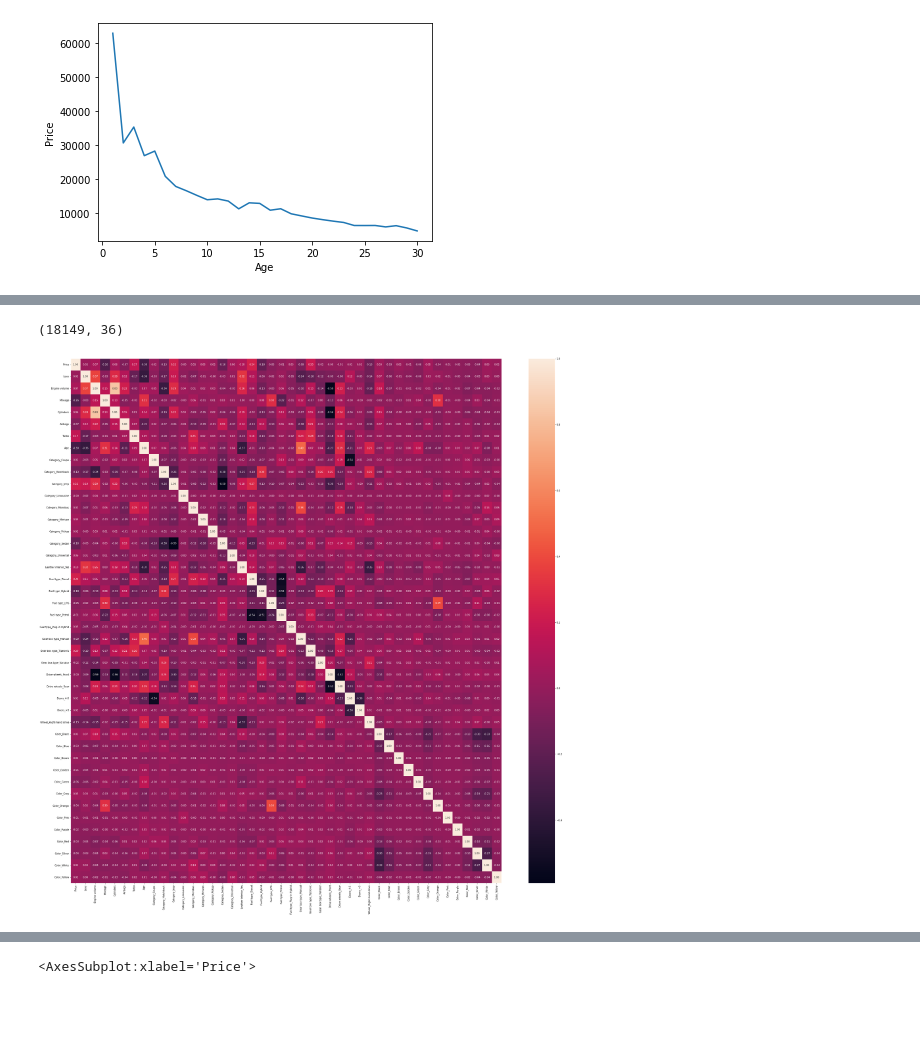
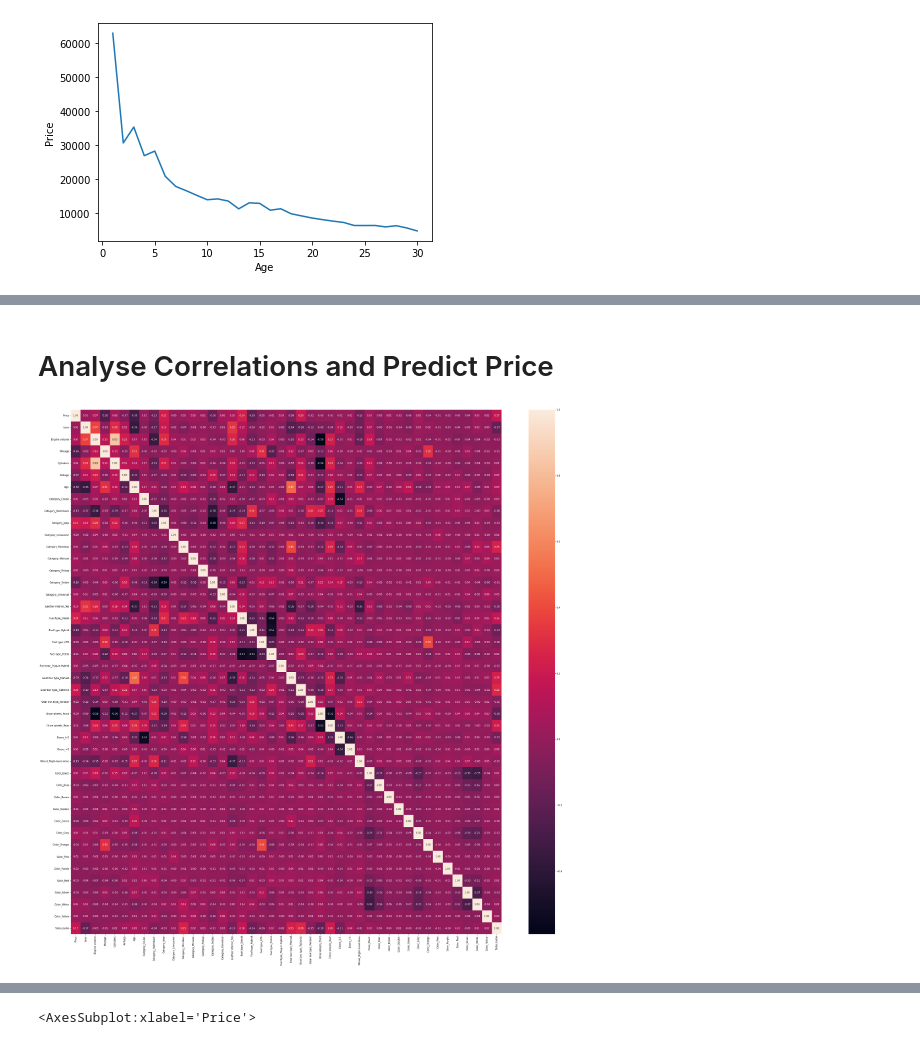
Before and after one commit to pschropp/CarPricePrediction_project, a Jupyter notebook: car-price-prediction-challenge.ipynb, the cells around one changed output, grey strips where cells are left out. Drawn from its saved outputs; the diff is of its cells as text; code cells hidden in the pictures; blank space fills up the shorter version.

```diff
--- a/car-price-prediction-challenge.ipynb
+++ b/car-price-prediction-challenge.ipynb
@@ -113,7 +113,7 @@ Name: Engine volume, Length: 18924, dtype: object
 # %%
 # because of the string ' Turbo' this column is not numeric. Instead of just removing the string, we add a new column to encode
 # this information as a categorical variable before removing it from column 'Engine volume'
-df['Turbo'] = [1 if 'Turbo' in x else 0 for x in df['Engine volume']]
+df['Turbo'] = ['turbo' if 'Turbo' in x else 'no turbo' for x in df['Engine volume']]
 df['Engine volume'] = df['Engine volume'].replace(' Turbo', '', regex=True)
 df['Engine volume'] = pd.to_numeric(df['Engine volume'], errors='coerce')  # coerce will put NaNs where not able to convert
 df['Engine volume'].isnull().any()  # check, if conversion to numeric column worked or if there are more strings to take care of
@@ -521,10 +508,11 @@ for col in col_name:
+# %% [markdown]
+# Analyse Correlations and Predict Price
 # %%
 # encode numerical variables
-#df_before_encoding = df.copy()  # store for subsequent analysis of unencoded df
+# remove 'Manufacturer' and 'Model' since dataset is too small to be able to generalize and would overfit
 df_cat = df.select_dtypes(include=['object']).copy()
 df_cat = df_cat.drop('Model', axis=1)  # remove column Model to not drastically overfit
 df_cat = df_cat.drop('Manufacturer', axis=1)  # remove column Manufacturer to not drastically overfit
 df_cat = pd.get_dummies(df_cat, drop_first=True)
-df_cat.shape
+df = df.drop(df.select_dtypes(include=['object']).columns, axis=1)
+df = pd.concat([df, df_cat], axis=1)
-# %% [output]
-(18149, 36)
@@ -535,8 +519,8 @@ df = pd.concat([df, df_cat], axis=1)
 # %%
-fig, ax = plt.subplots(figsize=(40,40))
+plt.subplots(figsize=(40,40))
 sns.heatmap(df.corr(), annot=True, fmt=".2f");
 # %% [output]
-[figure, old version]
+[figure, new version]
 # %%
 # as can be seen from the matrix, not all features are uncorrelated to one-another,
 # e.g. Jeep and Diesel habe a relatively strong correlation (both of which have a strong correlation with price)
```
Also changed, not shown: parts of 25 cells of this notebook.
